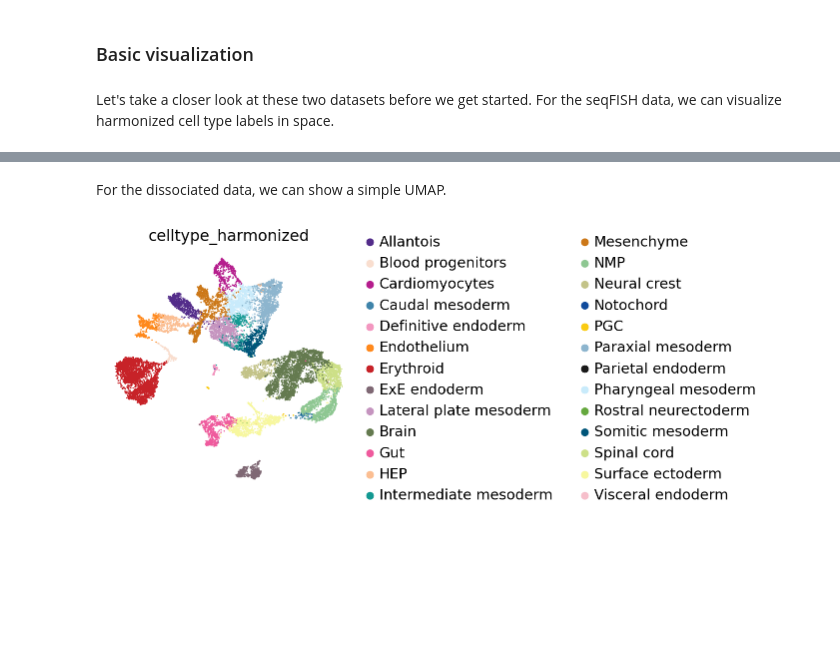
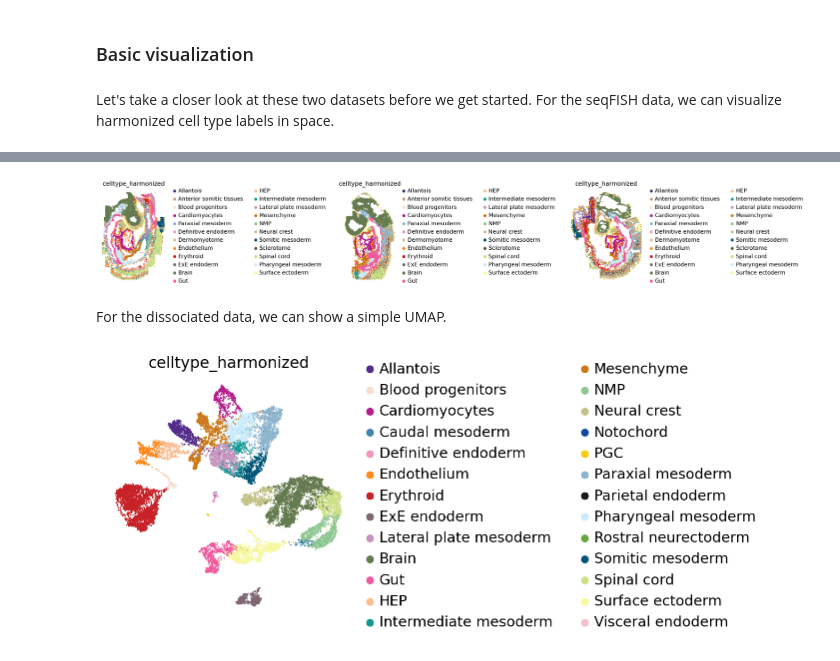
Before and after one commit to quadbio/cellmapper, a Jupyter notebook: docs/notebooks/tutorials/spatial_mapping.ipynb, the cells around one changed output, grey strips where cells are left out. Saved outputs shown, nothing was run; the diff lists cells and outputs as text; code cells hidden in the pictures; blank space fills up the shorter version.

```diff
--- a/docs/notebooks/tutorials/spatial_mapping.ipynb
+++ b/docs/notebooks/tutorials/spatial_mapping.ipynb
@@ -106,3 +80,16 @@ WARNING: Please specify a valid `library_id` or set it permanently in `adata.uns
+# %%
+with warnings.catch_warnings():
+    warnings.simplefilter("ignore")
+
+    sq.pl.spatial_scatter(
+        ad_sp,
+        library_key="embryo",
+        color="celltype_harmonized",
+        shape=None,
+        wspace=1.0,
+    )
+# %% [output]
+[figure, added]
 # %% [markdown]
 For the dissociated data, we can show a simple UMAP.
 # %%
```
Also changed, not shown: parts of 12 cells of this notebook, 2 other files.
